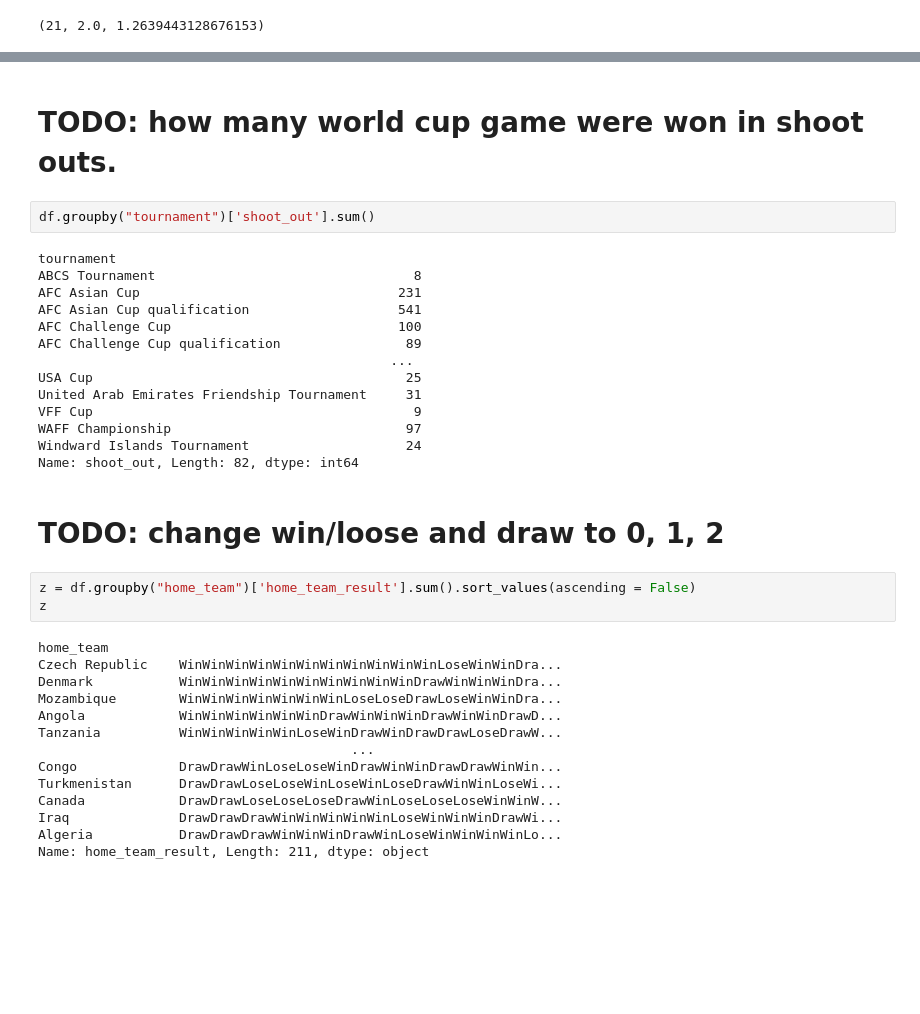
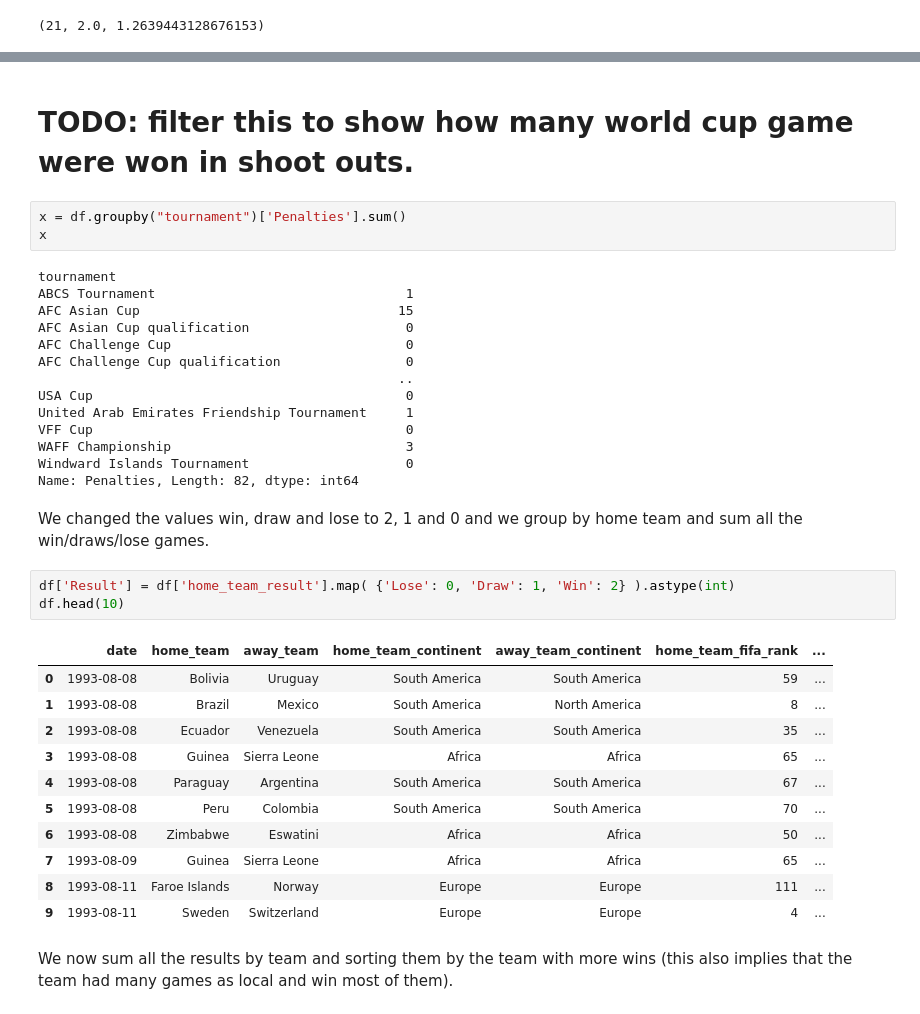
Before and after one commit to JavierCantoH/Fontys-DataScienceProject, a Jupyter notebook: Project World Cup.ipynb, the cells around one changed output, grey strips where cells are left out. Cells and saved outputs as stored; diff of their text form; blank space fills up the shorter version.

```diff
--- a/Project World Cup.ipynb
+++ b/Project World Cup.ipynb
@@ -251,37 +267,38 @@ dtype: int64
 # %% [markdown]
-# TODO: how many world cup game were won in shoot outs.
+# TODO: filter this to show how many world cup game were won in shoot outs.
 # %%
-df.groupby("tournament")['shoot_out'].sum()
+x = df.groupby("tournament")['Penalties'].sum()
+x
 # %% [output]
 tournament
-ABCS Tournament                                 8
-AFC Asian Cup                                 231
-AFC Asian Cup qualification                   541
-AFC Challenge Cup                             100
-AFC Challenge Cup qualification                89
-                                             ...
-USA Cup                                        25
-United Arab Emirates Friendship Tournament     31
-VFF Cup                                         9
-WAFF Championship                              97
-Windward Islands Tournament                    24
-Name: shoot_out, Length: 82, dtype: int64
+ABCS Tournament                                1
+AFC Asian Cup                                 15
+AFC Asian Cup qualification                    0
+AFC Challenge Cup                              0
+AFC Challenge Cup qualification                0
+                                              ..
+USA Cup                                        0
+United Arab Emirates Friendship Tournament     1
+VFF Cup                                        0
+WAFF Championship                              3
+Windward Islands Tournament                    0
+Name: Penalties, Length: 82, dtype: int64
 # %% [markdown]
-# TODO: change win/loose and draw to 0, 1, 2
+We changed the values win, draw and lose to 2, 1 and 0 and we group by home team and sum all the win/draws/lose games.
 # %%
-z = df.groupby("home_team")['home_team_result'].sum().sort_values(ascending = False)
-z
+df['Result'] = df['home_team_result'].map( {'Lose': 0, 'Draw': 1, 'Win': 2} ).astype(int)
+df.head(10)
 # %% [output]
-home_team
-Czech Republic    WinWinWinWinWinWinWinWinWinWinWinLoseWinWinDra...
-Denmark           WinWinWinWinWinWinWinWinWinWinDrawWinWinWinDra...
-Mozambique        WinWinWinWinWinWinWinLoseLoseDrawLoseWinWinDra...
-Angola            WinWinWinWinWinWinDrawWinWinWinDrawWinWinDrawD...
-Tanzania          WinWinWinWinWinLoseWinDrawWinDrawDrawLoseDrawW...
-                                        ...
-Congo             DrawDrawWinLoseLoseWinDrawWinWinDrawDrawWinWin...
-Turkmenistan      DrawDrawLoseLoseWinLoseWinLoseDrawWinWinLoseWi...
-Canada            DrawDrawLoseLoseLoseDrawWinLoseLoseLoseWinWinW...
-Iraq              DrawDrawDrawWinWinWinWinWinLoseWinWinWinDrawWi...
-Algeria           DrawDrawDrawWinWinWinDrawWinLoseWinWinWinWinLo...
-Name: home_team_result, Length: 211, dtype: object
+|  | date | home_team | away_team | home_team_continent | away_team_continent | home_team_fifa_rank | ... |
+| 0 | 1993-08-08 | Bolivia | Uruguay | South America | South America | 59 | ... |
+| 1 | 1993-08-08 | Brazil | Mexico | South America | North America | 8 | ... |
+| 2 | 1993-08-08 | Ecuador | Venezuela | South America | South America | 35 | ... |
+| 3 | 1993-08-08 | Guinea | Sierra Leone | Africa | Africa | 65 | ... |
+| 4 | 1993-08-08 | Paraguay | Argentina | South America | South America | 67 | ... |
+| 5 | 1993-08-08 | Peru | Colombia | South America | South America | 70 | ... |
+| 6 | 1993-08-08 | Zimbabwe | Eswatini | Africa | Africa | 50 | ... |
+| 7 | 1993-08-09 | Guinea | Sierra Leone | Africa | Africa | 65 | ... |
+| 8 | 1993-08-11 | Faroe Islands | Norway | Europe | Europe | 111 | ... |
+| 9 | 1993-08-11 | Sweden | Switzerland | Europe | Europe | 4 | ... |
+# %% [markdown]
+We now sum all the results by team and sorting them by the team with more wins (this also implies that the team had many games as local and win most of them).
```
Also changed, not shown: parts of 29 cells of this notebook.
